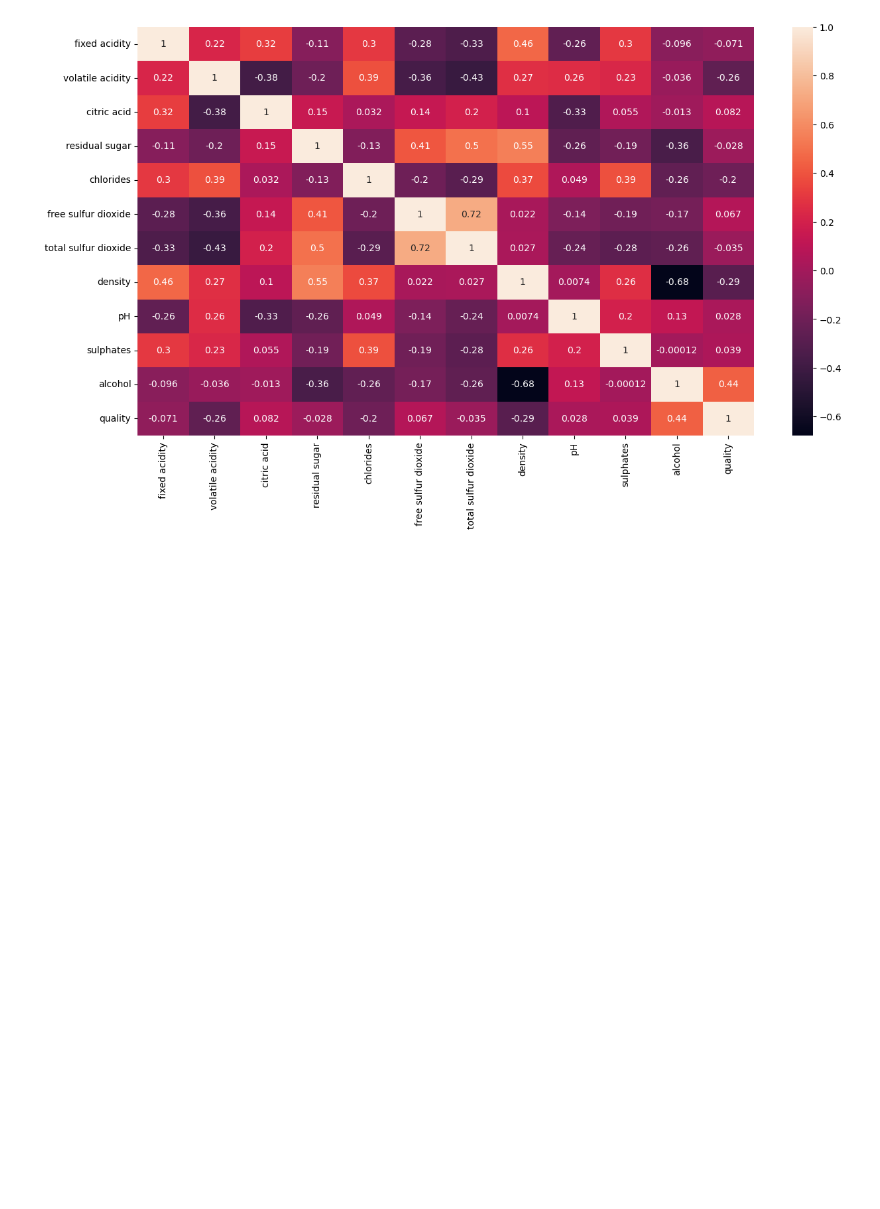
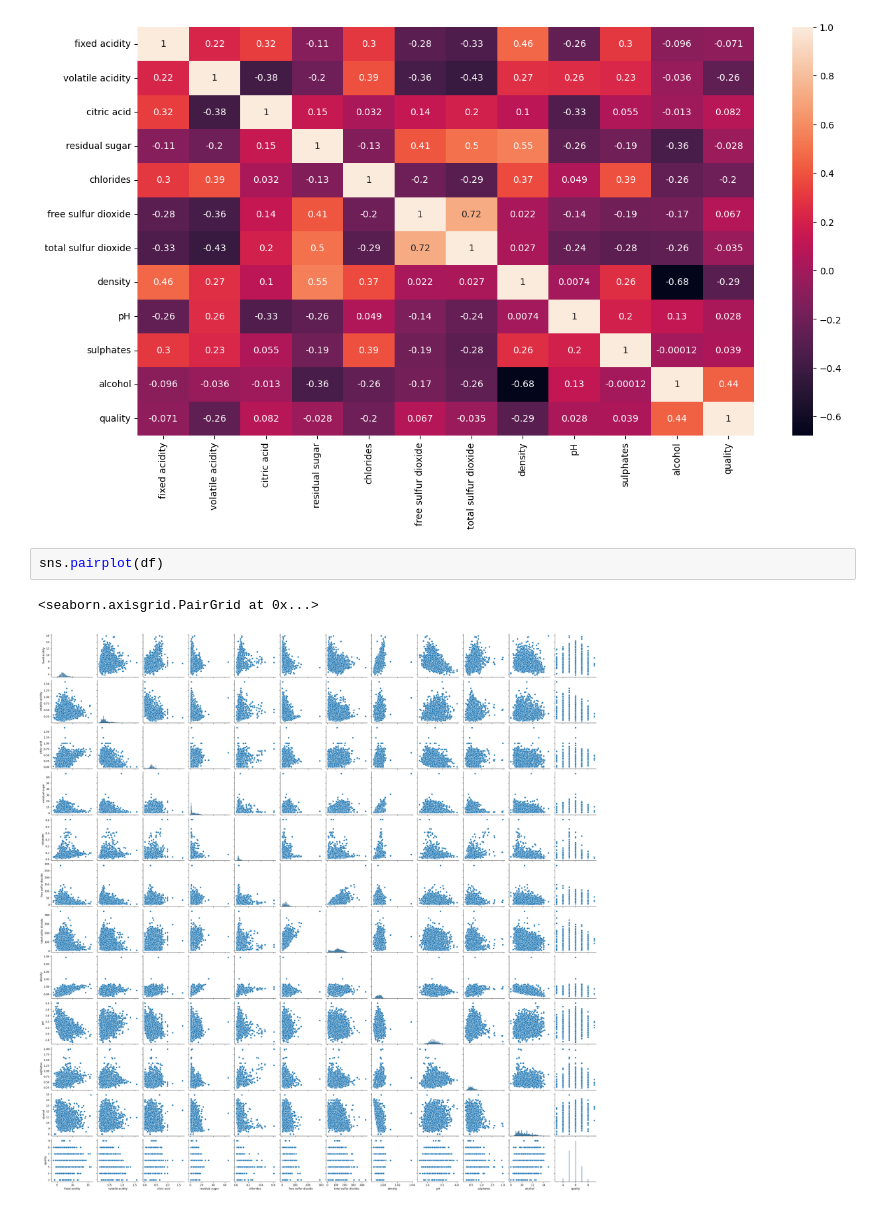
Before and after one commit to DataMasterBI/WineQuality, a Jupyter notebook: EDA.ipynb, the cells around one changed output. Saved outputs shown, nothing was run; the diff lists cells and outputs as text; blank space fills up the shorter version.

Commit message:
pairplot para ver la distribucion de los datos

```diff
--- a/EDA.ipynb
+++ b/EDA.ipynb
@@ -83,3 +83,8 @@ sns.heatmap(df.corr(), annot=True)
 # %% [output]
 <Axes: >
 [figure]
+# %%
+sns.pairplot(df)
+# %% [output]
+<seaborn.axisgrid.PairGrid at 0x...>
+[figure, added]
```
